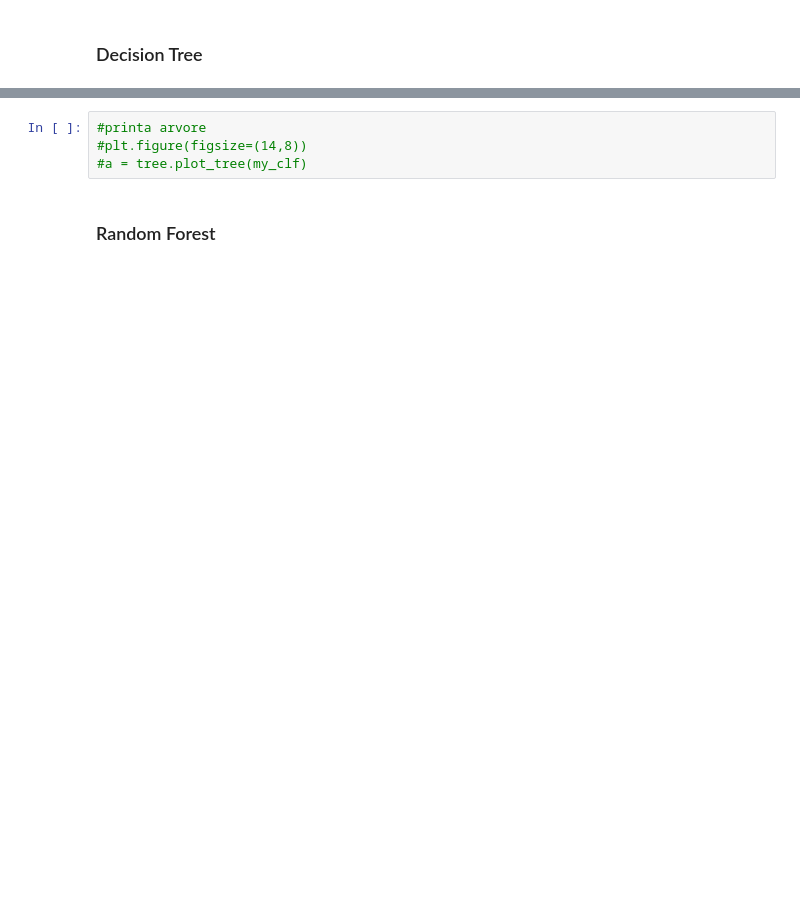
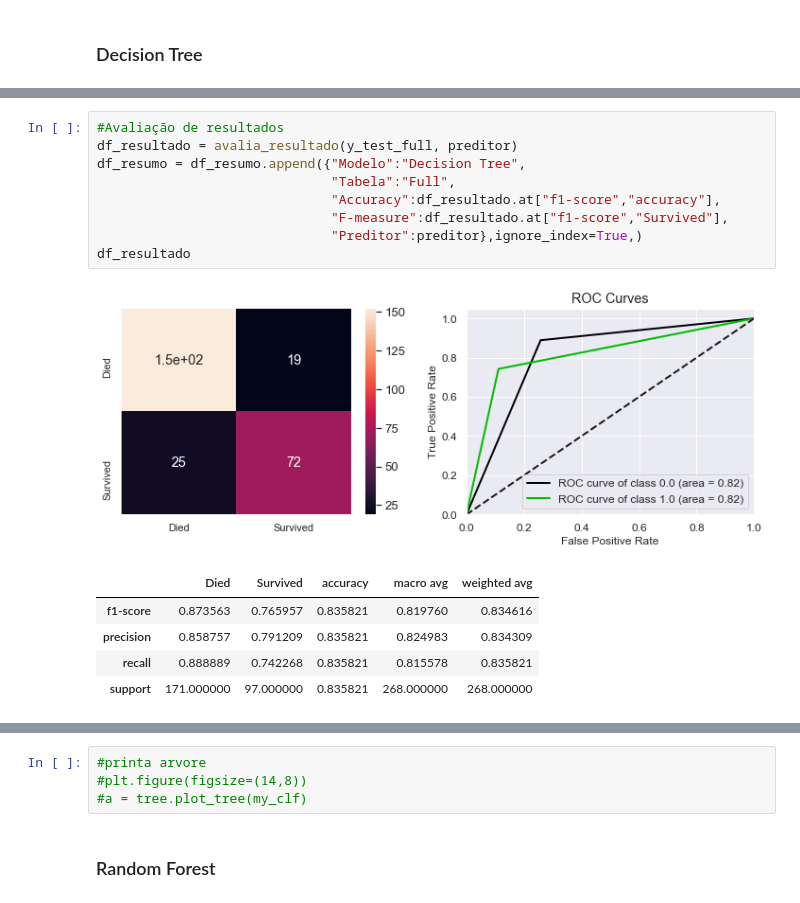
Before and after one commit to cordeirolibel/RPI, a Jupyter notebook: APS01/titanic_projeto01.ipynb, the cells around one changed output, grey strips where cells are left out. Saved outputs shown, nothing was run; the diff lists cells and outputs as text; blank space fills up the shorter version.

Commit message:
Versoes dos algoritmos para outras tabelas

```diff
--- a/APS01/titanic_projeto01.ipynb
+++ b/APS01/titanic_projeto01.ipynb
@@ -577 +677,17 @@ plt.show()
+# %%
+#Avaliação de resultados
+df_resultado = avalia_resultado(y_test_full, preditor)
+df_resumo = df_resumo.append({"Modelo":"Decision Tree",
+                              "Tabela":"Full",
+                              "Accuracy":df_resultado.at["f1-score","accuracy"],
+                              "F-measure":df_resultado.at["f1-score","Survived"],
+                              "Preditor":preditor},ignore_index=True,)
+df_resultado
+# %% [output]
+[figure, added]
+|  | Died | Survived | accuracy | macro avg | weighted avg |
+| f1-score | 0.873563 | 0.765957 | 0.835821 | 0.819760 | 0.834616 |
+| precision | 0.858757 | 0.791209 | 0.835821 | 0.824983 | 0.834309 |
+| recall | 0.888889 | 0.742268 | 0.835821 | 0.815578 | 0.835821 |
+| support | 171.000000 | 97.000000 | 0.835821 | 268.000000 | 268.000000 |
 # %%
```
Also changed, not shown: parts of 50 cells of this notebook.
